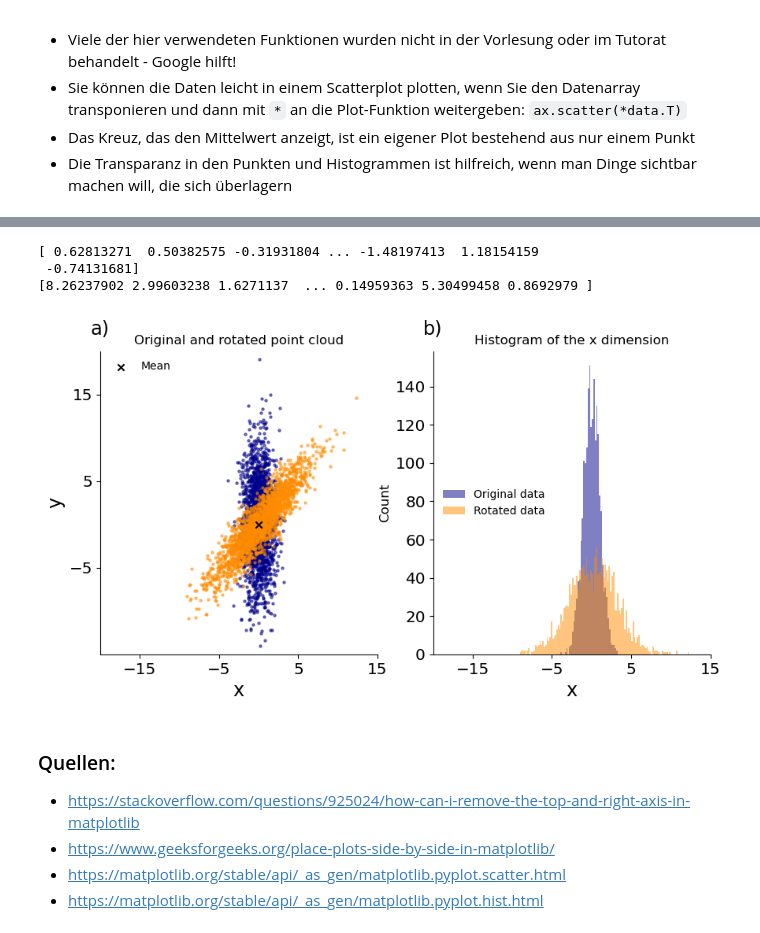
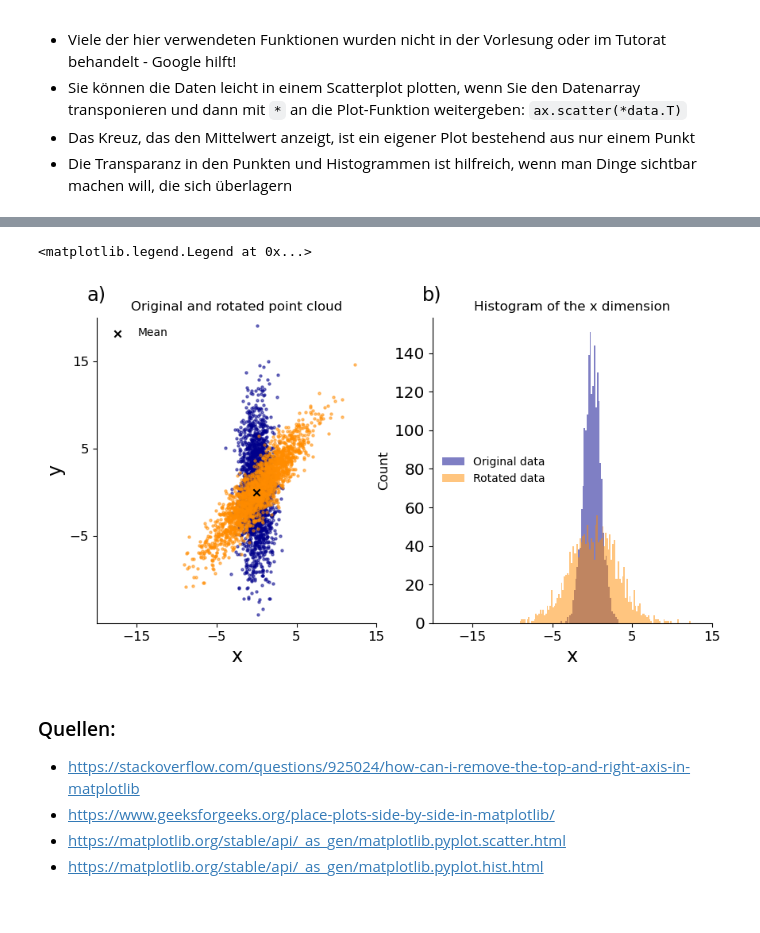
Before and after one commit to olehae/DS1, a Jupyter notebook: Hausaufgabe03.ipynb, the cells around one changed output, grey strips where cells are left out. Cells and saved outputs as stored; diff of their text form; code cells hidden in the pictures.

```diff
--- a/Hausaufgabe03.ipynb
+++ b/Hausaufgabe03.ipynb
@@ -163,37 +163,33 @@ Tipps:
 # %%
 plt.subplots(figsize=(10,5))
 plt.subplot(1, 2, 1).spines[['right', 'top']].set_visible(False)
 plt.scatter(*data.T, alpha=0.5, color="darkblue", s=5)
 plt.scatter(*data_rotated.T, alpha = 0.5, color="darkorange", s=5)
 plt.text(-20.0, 22.5, "a)", fontsize="xx-large", verticalalignment="center", horizontalalignment="center")
 plt.scatter(0, 0, marker="x", color="black", label="Mean")
 plt.title("Original and rotated point cloud")
 plt.xlabel("x", fontsize="xx-large")
 plt.ylabel("y", fontsize="xx-large")
-plt.xticks([-15, -5, 5, 15], fontsize="x-large")
-plt.yticks([-5, 5, 15], fontsize="x-large")
+plt.xticks([-15, -5, 5, 15], fontsize="large")
+plt.yticks([-5, 5, 15], fontsize="large")
 plt.xlim(-20, 15)
 plt.ylim(-15, 20)
 plt.legend(loc=2, frameon=False)
 
 plt.subplot(1, 2, 2).spines[['right', 'top']].set_visible(False)
 plt.hist(data[:,0], bins=40, alpha=0.5, label="Original data", color="darkblue")
 plt.hist(data_rotated[:,0], bins=120, alpha=0.5, label="Rotated data", color="darkorange")
 plt.text(-20.0, 170.0, "b)", fontsize="xx-large", verticalalignment="center", horizontalalignment="center")
 plt.xlim(-20, 15)
 plt.title("Histogram of the x dimension")
 plt.xlabel("x", fontsize="xx-large")
 plt.ylabel("Count", fontsize="large")
-plt.xticks([-15, -5, 5, 15], fontsize="x-large")
+plt.xticks([-15, -5, 5, 15], fontsize="large")
 plt.yticks(fontsize="x-large")
 plt.legend(loc=6, frameon=False)
-print(data[:,0])
-print(data_rotated[:,0])
 # %% [output]
-[ 0.62813271  0.50382575 -0.31931804 ... -1.48197413  1.18154159
- -0.74131681]
-[8.26237902 2.99603238 1.6271137  ... 0.14959363 5.30499458 0.8692979 ]
+<matplotlib.legend.Legend at 0x...>
-[figure, old version]
+[figure, new version]
 # %% [markdown]
 ### Quellen:
 - https://stackoverflow.com/questions/925024/how-can-i-remove-the-top-and-right-axis-in-matplotlib
```
Also changed, not shown: 5 other files.
